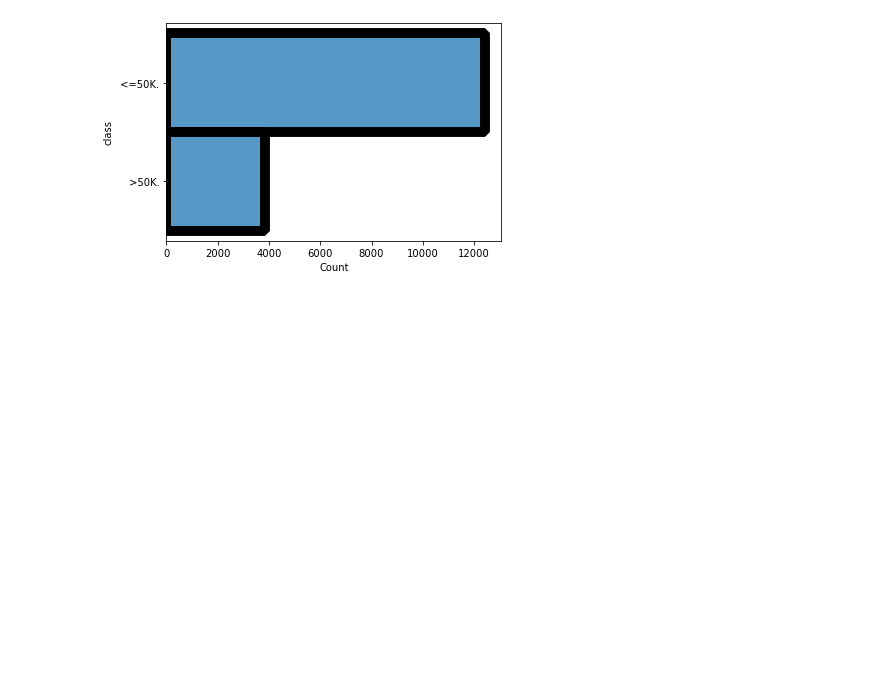
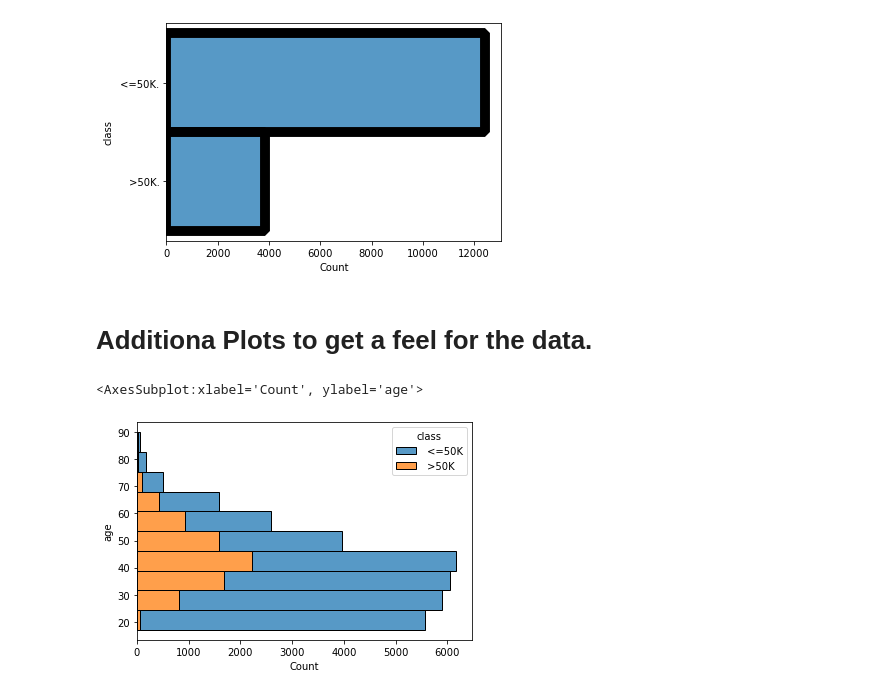
Before and after one commit to luismoralesphysics/Aunalytics_DA_assessment, a Jupyter notebook: segmentation.ipynb, the cells around one changed output. Saved outputs shown, nothing was run; the diff lists cells and outputs as text; code cells hidden in the pictures; blank space fills up the shorter version.

```diff
--- a/segmentation.ipynb
+++ b/segmentation.ipynb
@@ -227,3 +227,10 @@ sns.histplot(y=df_test['class'])
 # %% [output]
 <AxesSubplot:xlabel='Count', ylabel='class'>
 [figure]
+# %% [markdown]
+# Additiona Plots to get a feel for the data.
+# %%
+sns.histplot(y=df_train['age'],hue=df_train['class'],multiple='stack',bins=10,)
+# %% [output]
+<AxesSubplot:xlabel='Count', ylabel='age'>
+[figure, added]
```
Also changed, not shown: parts of 12 cells of this notebook.
